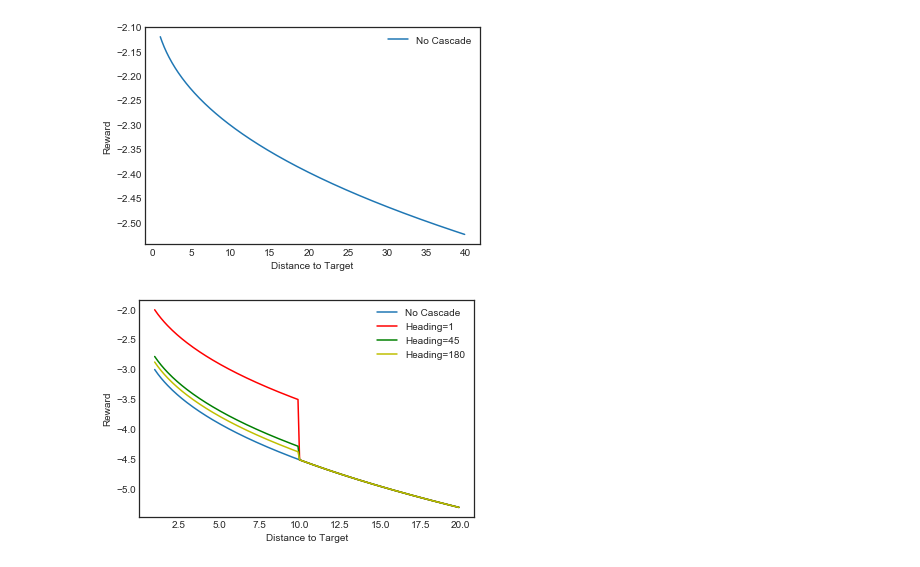
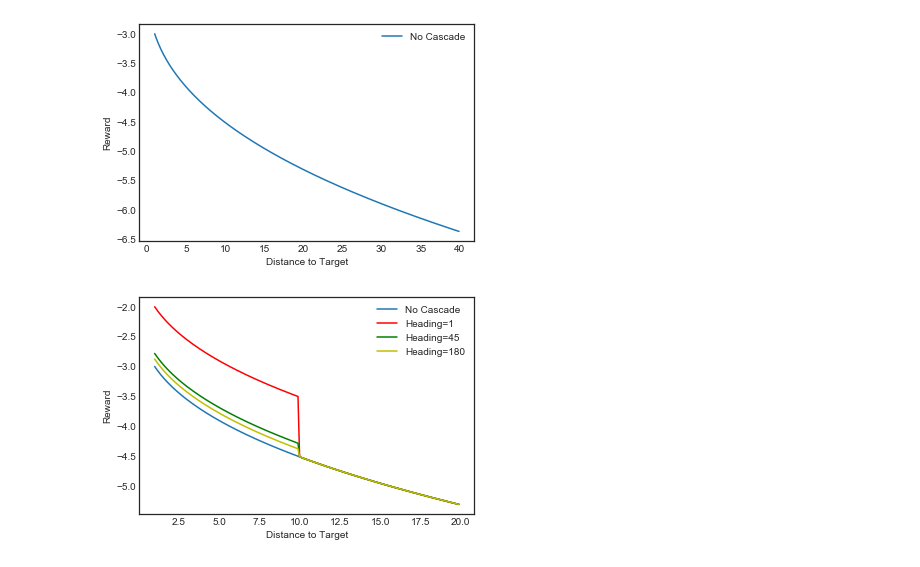
Before and after one commit to AloshkaD/DroneTracking, a Jupyter notebook: sand_box.ipynb, the cells around one changed output. Saved outputs shown, nothing was run; the diff lists cells and outputs as text; code cells hidden in the pictures.

```diff
--- a/sand_box.ipynb
+++ b/sand_box.ipynb
@@ -11,35 +11,35 @@ values_180=[]
 
 r = -2
 distance =np.arange(1,40,0.1)
 heading=[1,45,180]
 geo=200
 velocity =5
 z_target=-9
 z_drone=-4
 z_difference=abs(abs(z_target)-abs(z_drone))
 z_reward=1/max(z_difference**0.6,1)
 
 for d in distance:
 
 
     dist_reward_old=(r) - ((d/geo)**0.4)
     dist_reward_new=r - ((d**0.4))
-    values.append(dist_reward_old)
+    values.append(dist_reward_new)
 
 
 plt.plot(distance, values,label='No Cascade')
 
 # x-axis label
 plt.xlabel('Distance to Target')
 # frequency label
 plt.ylabel('Reward')
 plt.legend()
 plt.show()
 
     #elif d <=6:
         #dist_reward_new=dist_reward_new*heading_reward*z_reward
 # %% [output]
-[figure, old version]
+[figure, new version]
 # %%
 %matplotlib inline
 import matplotlib.pyplot as plt
```
Also changed, not shown: 2 other files.
